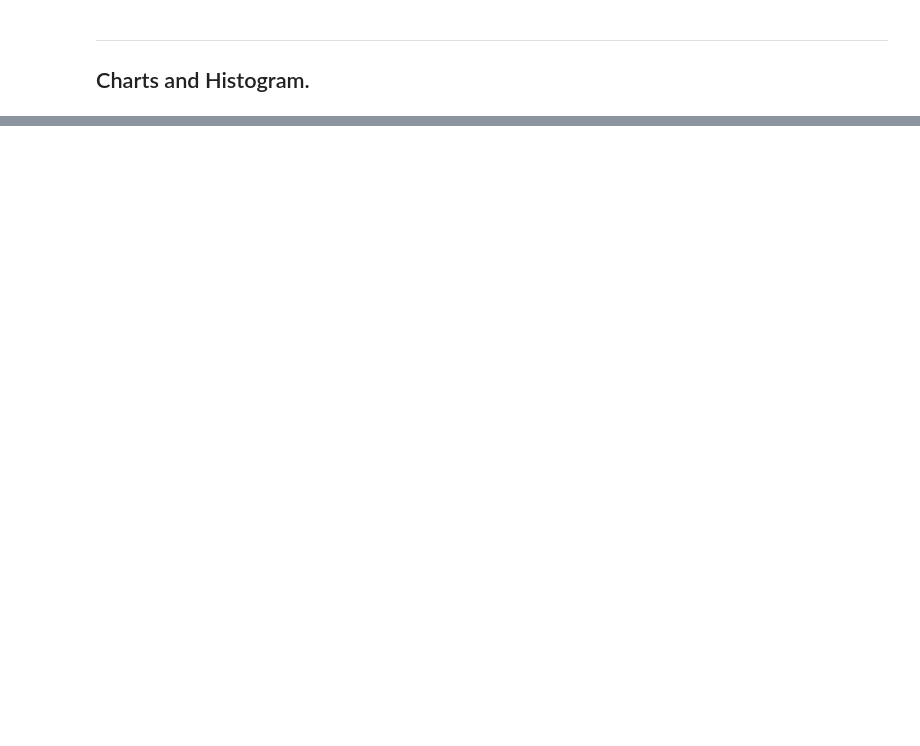
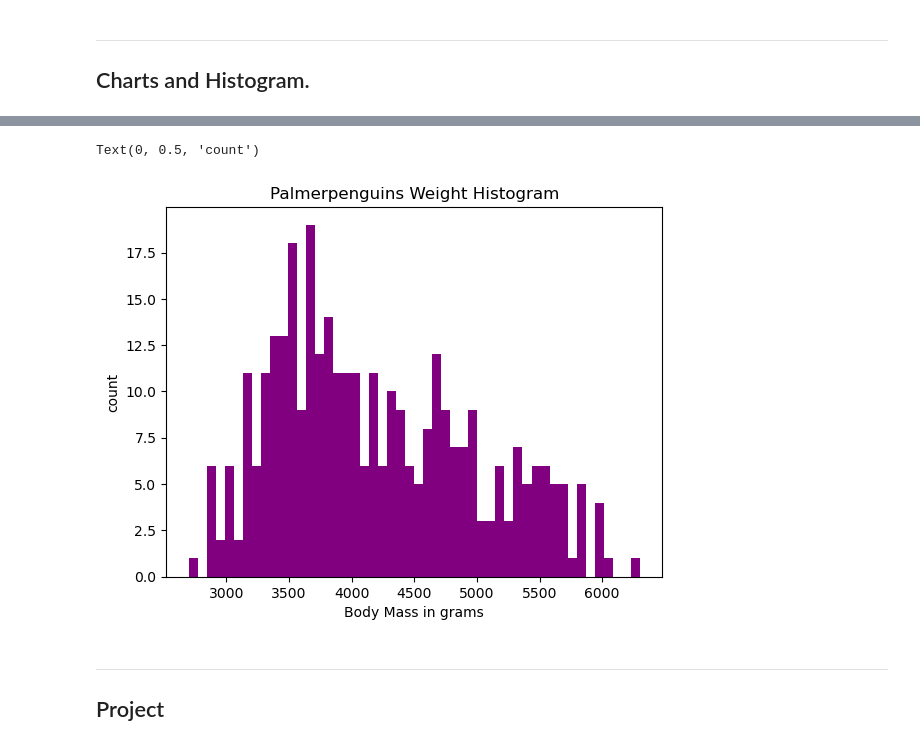
Before and after one commit to FabianeCancian/Principles-of-Data-Analytics, a Jupyter notebook: penguins.ipynb, the cells around one changed output, grey strips where cells are left out. Drawn from its saved outputs; the diff is of its cells as text; code cells hidden in the pictures; blank space fills up the shorter version.

```diff
--- a/penguins.ipynb
+++ b/penguins.ipynb
@@ -111,0 +117,3 @@ dtype: object
+# %%
+bodymass = df['body_mass_g'].to_numpy()
+print(bodymass,'\n')
@@ -111,0 +138,13 @@ dtype: object
+# %%
+plt.hist(bodymass, bins=50, color='purple')
+# create title
+plt.title('Palmerpenguins Weight Histogram')
+# name axis
+plt.xlabel('Body Mass in grams')
+plt.ylabel('count')
+# %% [output]
+Text(0, 0.5, 'count')
+[figure, added]
+# %% [markdown]
+****
+## Project
```
Also changed, not shown: parts of 6 cells of this notebook, 1 other file.
